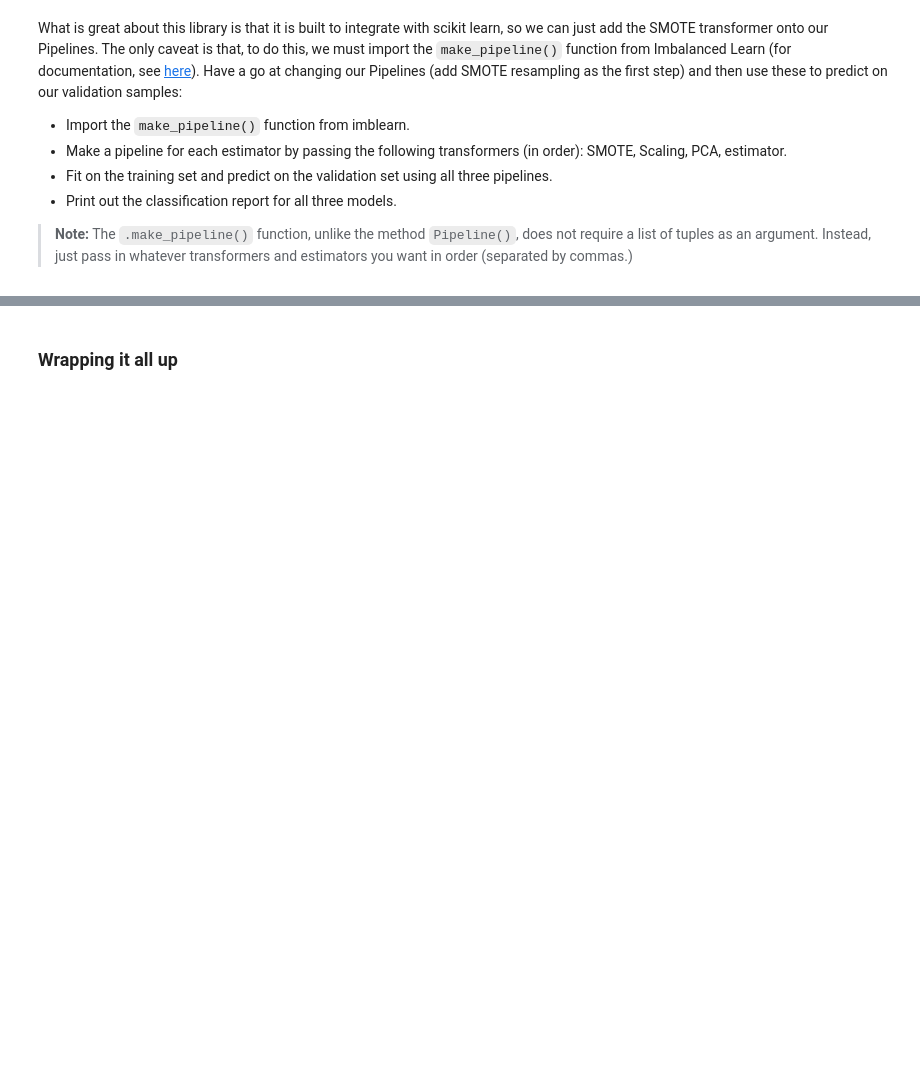
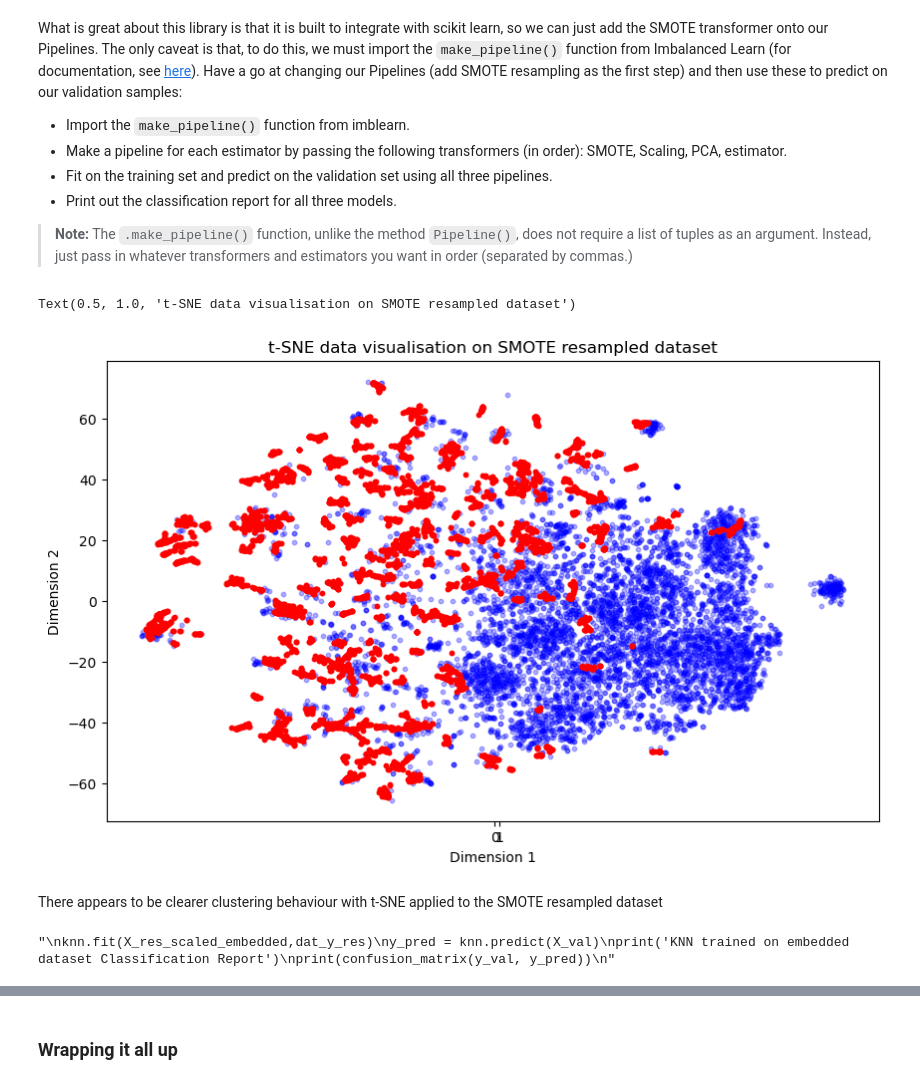
Before and after one commit to Shelfonfire/Python-for-Data-Science, a Jupyter notebook: Session_5/session-five-project-questions.ipynb, the cells around one changed output, grey strips where cells are left out. Cells and saved outputs as stored; diff of their text form; code cells hidden in the pictures; blank space fills up the shorter version.

```diff
--- a/Session_5/session-five-project-questions.ipynb
+++ b/Session_5/session-five-project-questions.ipynb
@@ -411,6 +730,47 @@ knn_pipe = make_pipeline(SMOTE(random_state=253), StandardScaler(), PCA(n_compon
 svm_pipe = make_pipeline(SMOTE(random_state=253), StandardScaler(), PCA(n_components=30), SVC())
 
 log_reg_pipe = make_pipeline(SMOTE(random_state=253), StandardScaler(), PCA(n_components=30),LogisticRegression())
+# %%
+
+## the idea here is to train on a resampled dataset then test back on the original?
+
+#preprocessing data for tSNE application with selective sampling
+sm = SMOTE(random_state=243)
+dat_X_res, dat_y_res = sm.fit_resample(data.drop(columns = 'Bankrupt'), data.Bankrupt)
+
+#Scale data
+scaler = StandardScaler()
+X_res_scaled = scaler.fit_transform(dat_X_res)
+#apply PCA
+pcax = PCA(n_components=50)
+X__res_scaled = pcax.fit_transform(X_res_scaled)
+#fit and tranasform with t-SNE
+X_res_scaled_embedded = TSNE(n_components=2, learning_rate='auto', init='random', perplexity=90.0,random_state = 320).fit_transform(X_res_scaled)
+# %%
+#resampled tSNE plot
+fig, ax = plt.subplots(figsize = (10,6))
+
+
+ax.scatter(X_res_scaled_embedded[dat_y_res == 0][:,0],X_res_scaled_embedded[dat_y_res == 0][:,1], c = 'b', alpha = 0.3, s = 10)
+ax.scatter(X_res_scaled_embedded[dat_y_res == 1][:,0],X_res_scaled_embedded[dat_y_res == 1][:,1], c = 'r', s = 10)
+ax.set_xlabel('Dimension 1')
+ax.set_ylabel('Dimension 2')
+ax.set_xticks([0,1])
+ax.set_title('t-SNE data visualisation on SMOTE resampled dataset')
+# %% [output]
+Text(0.5, 1.0, 't-SNE data visualisation on SMOTE resampled dataset')
+[figure, added]
+# %% [markdown]
+There appears to be clearer clustering behaviour with t-SNE applied to the SMOTE resampled dataset
+# %%
+'''
+knn.fit(X_res_scaled_embedded,dat_y_res)
+y_pred = knn.predict(X_val)
+print('KNN trained on embedded dataset Classification Report')
+print(confusion_matrix(y_val, y_pred))
+'''
+# %% [output]
+"\nknn.fit(X_res_scaled_embedded,dat_y_res)\ny_pred = knn.predict(X_val)\nprint('KNN trained on embedded dataset Classification Report')\nprint(confusion_matrix(y_val, y_pred))\n"
 # %%
 # Fit and predict KNN pipeline
 knn_pipe.fit(X_train,y_train)
```
Also changed, not shown: parts of 119 cells of this notebook, 4 other files.
